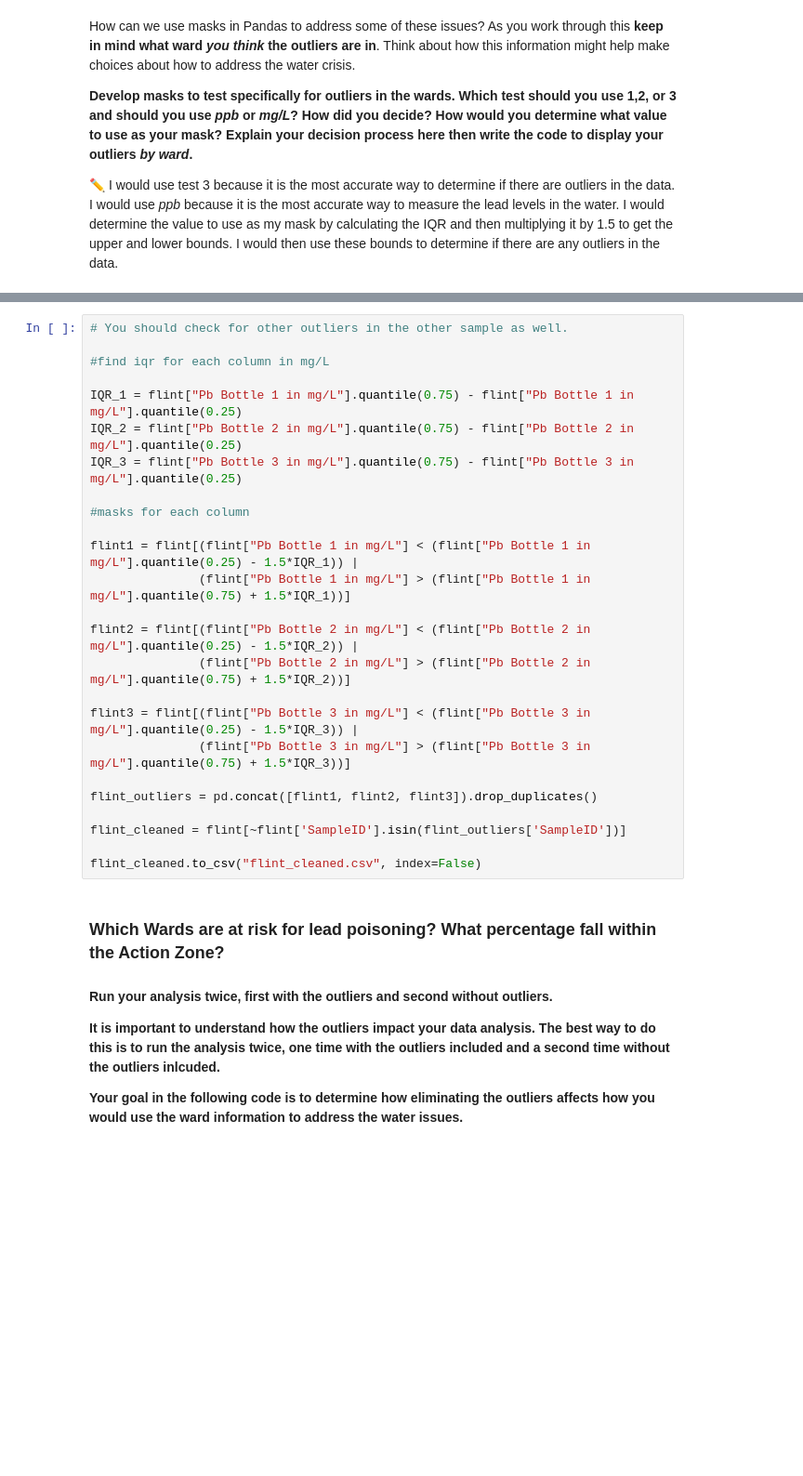
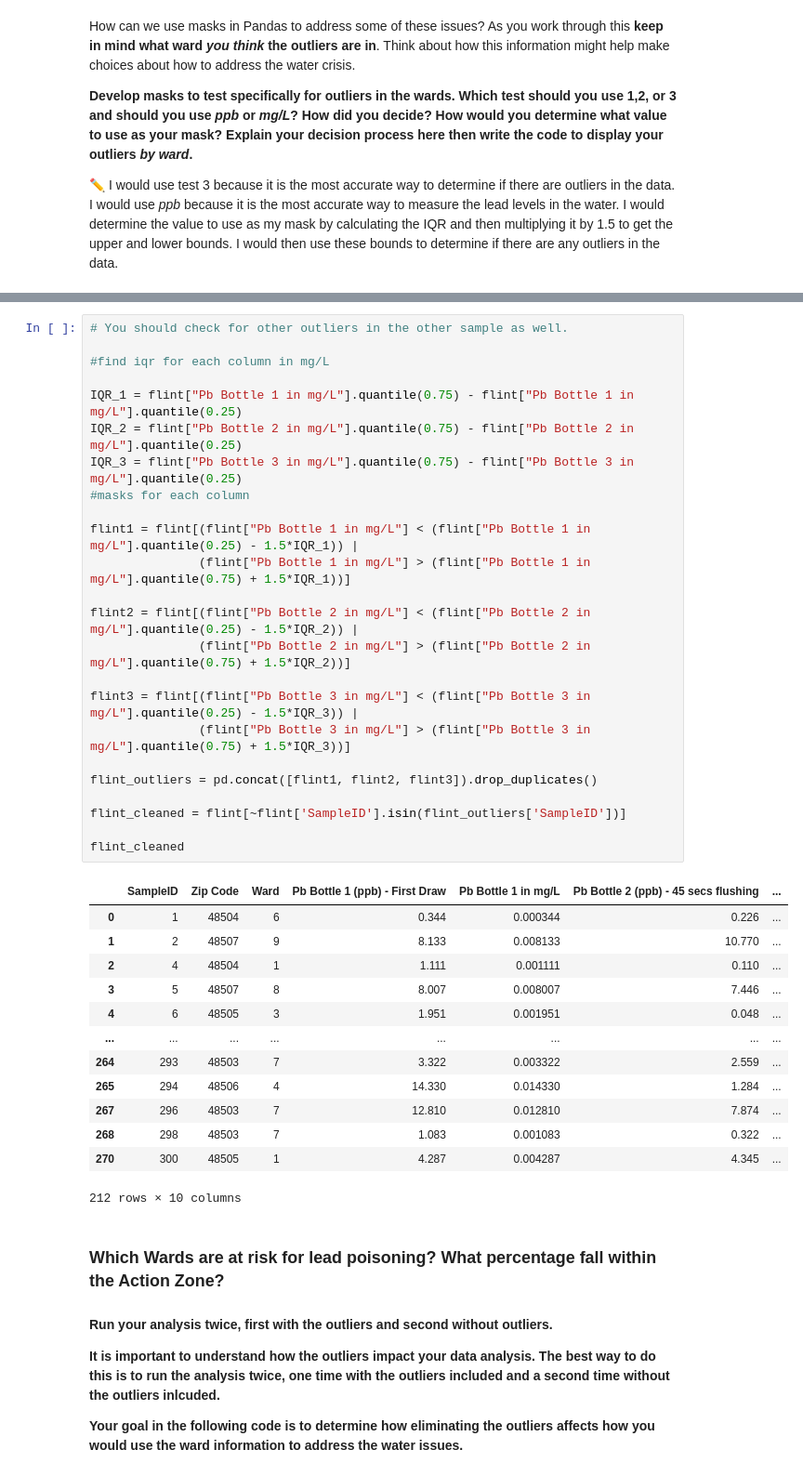
Before and after one commit to therealfiish/lil-pheobe, a Jupyter notebook: notebooks/21_Practice_E.ipynb, the cells around one changed output, grey strips where cells are left out. Shown: that part at 93% size. Drawn from its saved outputs; the diff is of its cells as text; blank space fills up the shorter version.

```diff
--- a/notebooks/21_Practice_E.ipynb
+++ b/notebooks/21_Practice_E.ipynb
@@ -45,28 +60,41 @@ flint.insert(8, "Pb Bottle 3 in mg/L", flint["Pb Bottle 3 (ppb) - 2 mins flushin
 # %%
 # You should check for other outliers in the other sample as well.
 
 #find iqr for each column in mg/L
 
 IQR_1 = flint["Pb Bottle 1 in mg/L"].quantile(0.75) - flint["Pb Bottle 1 in mg/L"].quantile(0.25)
 IQR_2 = flint["Pb Bottle 2 in mg/L"].quantile(0.75) - flint["Pb Bottle 2 in mg/L"].quantile(0.25)
 IQR_3 = flint["Pb Bottle 3 in mg/L"].quantile(0.75) - flint["Pb Bottle 3 in mg/L"].quantile(0.25)
-
 #masks for each column
 
 flint1 = flint[(flint["Pb Bottle 1 in mg/L"] < (flint["Pb Bottle 1 in mg/L"].quantile(0.25) - 1.5*IQR_1)) |
                (flint["Pb Bottle 1 in mg/L"] > (flint["Pb Bottle 1 in mg/L"].quantile(0.75) + 1.5*IQR_1))]
 
 flint2 = flint[(flint["Pb Bottle 2 in mg/L"] < (flint["Pb Bottle 2 in mg/L"].quantile(0.25) - 1.5*IQR_2)) |
                (flint["Pb Bottle 2 in mg/L"] > (flint["Pb Bottle 2 in mg/L"].quantile(0.75) + 1.5*IQR_2))]
 
 flint3 = flint[(flint["Pb Bottle 3 in mg/L"] < (flint["Pb Bottle 3 in mg/L"].quantile(0.25) - 1.5*IQR_3)) |
                (flint["Pb Bottle 3 in mg/L"] > (flint["Pb Bottle 3 in mg/L"].quantile(0.75) + 1.5*IQR_3))]
 
 flint_outliers = pd.concat([flint1, flint2, flint3]).drop_duplicates()
 
 flint_cleaned = flint[~flint['SampleID'].isin(flint_outliers['SampleID'])]
 
-flint_cleaned.to_csv("flint_cleaned.csv", index=False)
+flint_cleaned
+# %% [output]
+|  | SampleID | Zip Code | Ward | Pb Bottle 1 (ppb) - First Draw | Pb Bottle 1 in mg/L | Pb Bottle 2 (ppb) - 45 secs flushing | ... |
+| 0 | 1 | 48504 | 6 | 0.344 | 0.000344 | 0.226 | ... |
+| 1 | 2 | 48507 | 9 | 8.133 | 0.008133 | 10.770 | ... |
+| 2 | 4 | 48504 | 1 | 1.111 | 0.001111 | 0.110 | ... |
+| 3 | 5 | 48507 | 8 | 8.007 | 0.008007 | 7.446 | ... |
+| 4 | 6 | 48505 | 3 | 1.951 | 0.001951 | 0.048 | ... |
+| ... | ... | ... | ... | ... | ... | ... | ... |
+| 264 | 293 | 48503 | 7 | 3.322 | 0.003322 | 2.559 | ... |
+| 265 | 294 | 48506 | 4 | 14.330 | 0.014330 | 1.284 | ... |
+| 267 | 296 | 48503 | 7 | 12.810 | 0.012810 | 7.874 | ... |
+| 268 | 298 | 48503 | 7 | 1.083 | 0.001083 | 0.322 | ... |
+| 270 | 300 | 48505 | 1 | 4.287 | 0.004287 | 4.345 | ... |
+212 rows × 10 columns
 # %% [markdown]
 ### Which Wards are at risk for lead poisoning? What percentage fall within the Action Zone?
 #### Run your analysis twice, first with the outliers and second without outliers.
```
Also changed, not shown: parts of 5 cells of this notebook.
